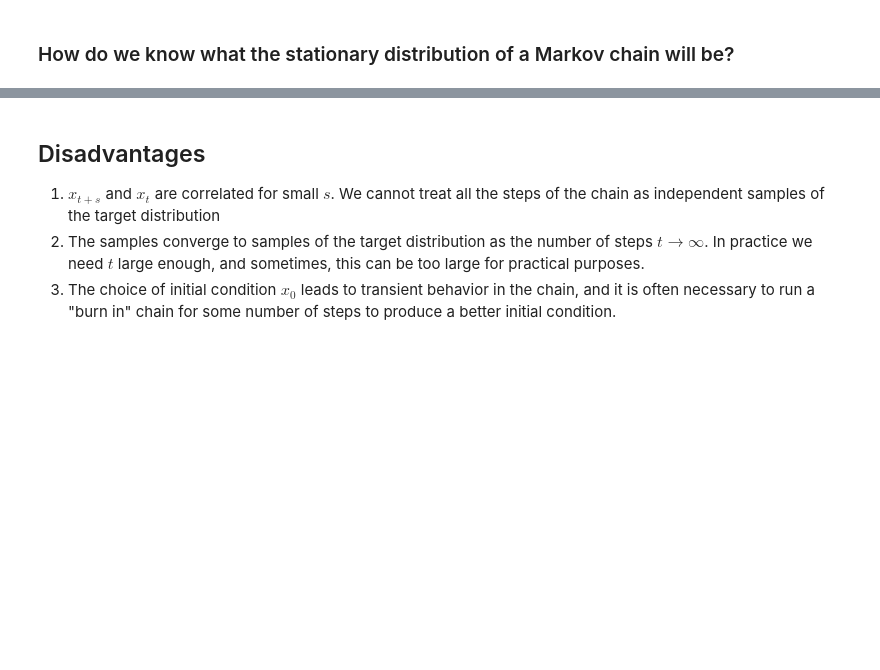
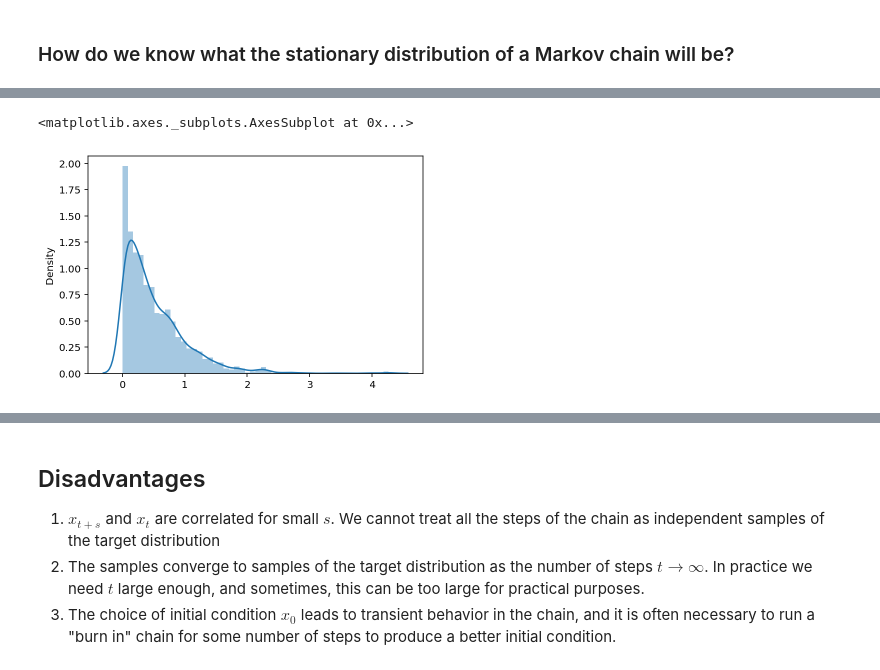
Before and after one commit to newby-jay/MATH509-Fall2022-JupyterNotebooks, a Jupyter notebook: Week 8.ipynb, the cells around one changed output, grey strips where cells are left out. Drawn from its saved outputs; the diff is of its cells as text; code cells hidden in the pictures; blank space fills up the shorter version.

```diff
--- a/Week 8.ipynb
+++ b/Week 8.ipynb
@@ -362,0 +382,5 @@ Given $x_0$. At step $t$:
+# %%
+sns.distplot(x)
+# %% [output]
+<matplotlib.axes._subplots.AxesSubplot at 0x...>
+[figure, added]
```
Also changed, not shown: parts of 25 cells of this notebook, 1 other file.
